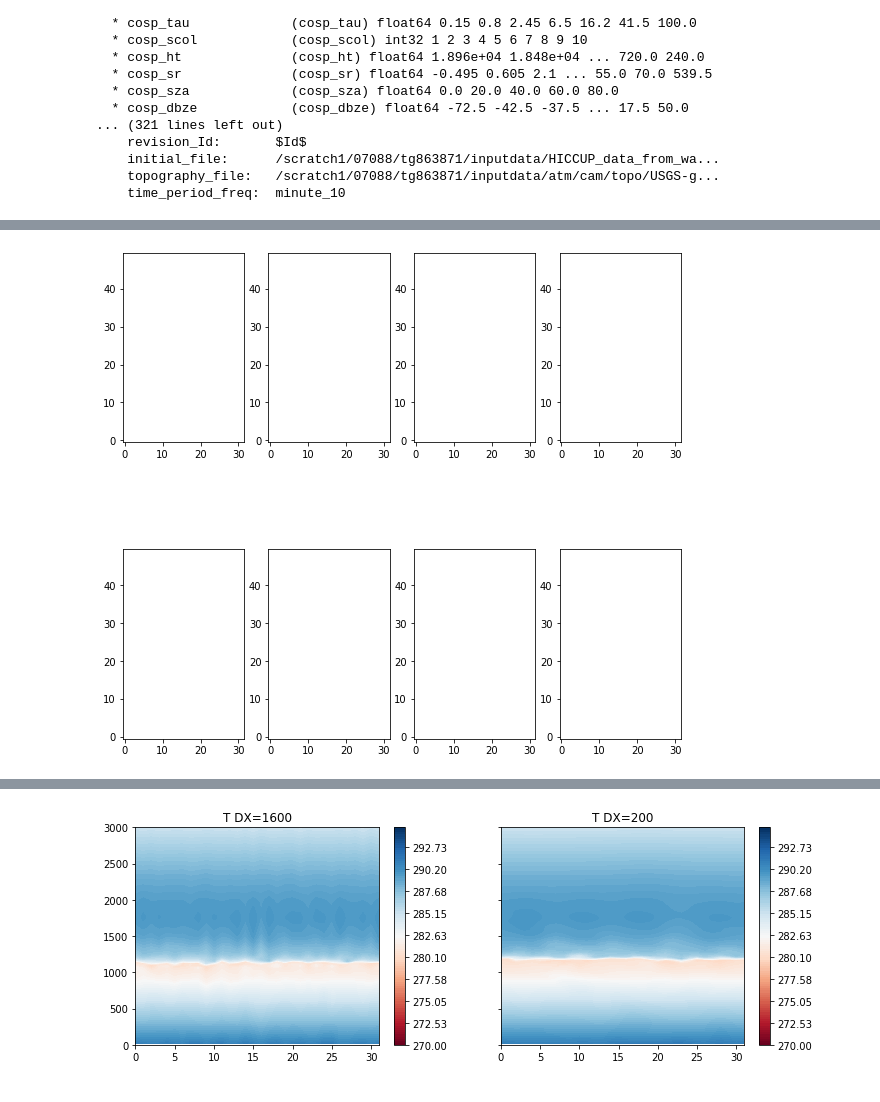
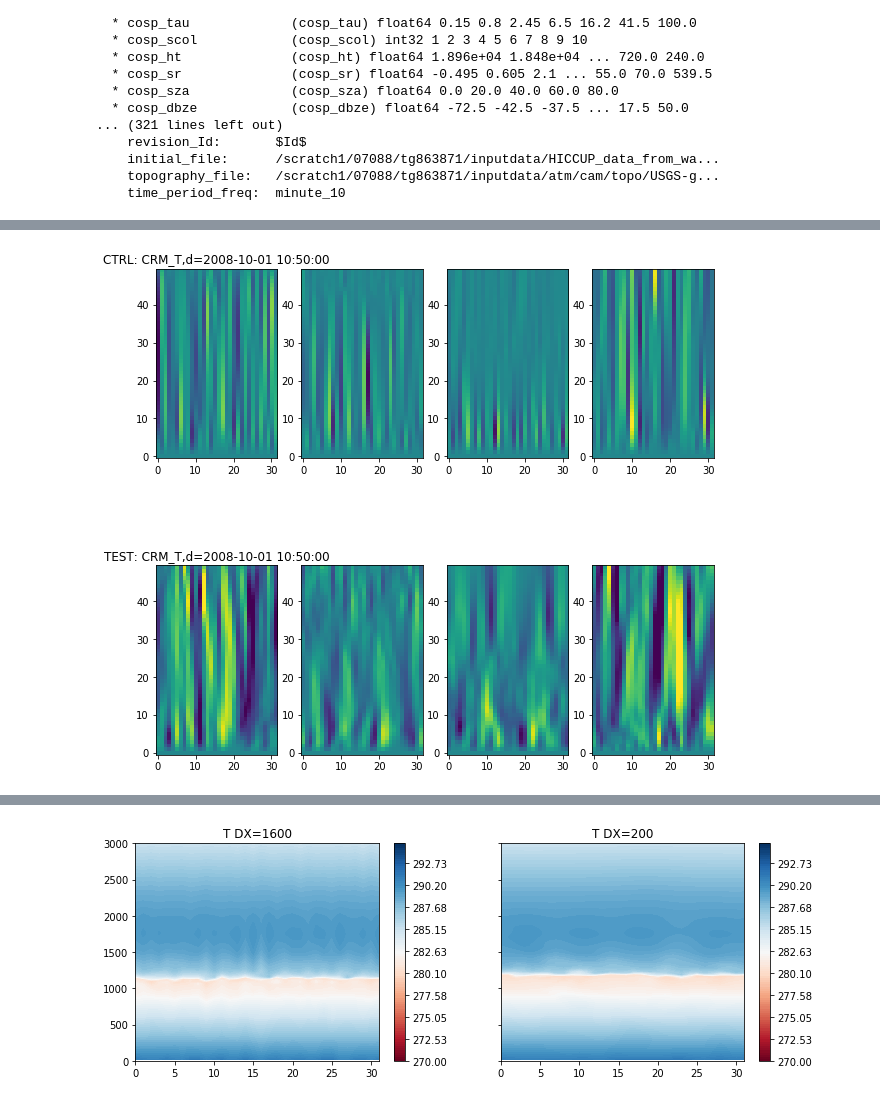
Before and after one commit to liranpeng/Python, a Jupyter notebook: pritch_sandbox_v3.ipynb, the cells around one changed output, grey strips where cells are left out. Drawn from its saved outputs; the diff is of its cells as text; code cells hidden in the pictures.

```diff
--- a/pritch_sandbox_v3.ipynb
+++ b/pritch_sandbox_v3.ipynb
@@ -20,13 +20,11 @@ Center_lat = -15.0
 nx=len(Center_lons)
 # %%
 # Model output paths
-#PATH = '/scratch1/07088/tg863871/Control_testDX_CRM_output_NOtwin_v3_SP_ERA5_2008_F-MMF1_rrtmgp_frontera_ne16pg2_r05_oQU240_CRM1_32x_120z1600m.1s_crm_nx_rad_16_np_2048_nlev_125.frontera/run/'
-#PATH2 = '/scratch1/07088/tg863871/Control_testDX_CRM_output_NOtwin_v3_SP_ERA5_2008_F-MMF1_rrtmgp_frontera_ne16pg2_r05_oQU240_CRM1_32x_120z200m.1s_crm_nx_rad_16_np_2048_nlev_125.frontera/run/'
-PATH = '/scratch1/07088/tg863871/Control_testDX_CRM_output_NOtwin_v5_SP_ERA5_2008_F-MMF1_rrtmgp_frontera_ne16pg2_r05_oQU240_CRM1_32x_125z1600m.1s_crm_nx_rad_16_np_2048_nlev_125.frontera/run/'
-PATH2 = '/scratch1/07088/tg863871/Control_testDX_CRM_output_NOtwin_v5_SP_ERA5_2008_F-MMF1_rrtmgp_frontera_ne16pg2_r05_oQU240_CRM1_32x_125z200m.1s_crm_nx_rad_16_np_2048_nlev_125.frontera/run/'
-
-files = xr.open_mfdataset(PATH+"/*.cam.h0.2008-10-01-[1234]*.nc")
-files2 = xr.open_mfdataset(PATH2+"/*.cam.h0.2008-10-01-[1234]*.nc")
+PATH = '/scratch1/07088/tg863871/Control_testDX_CRM_output_NOtwin_v3_SP_ERA5_2008_F-MMF1_rrtmgp_frontera_ne16pg2_r05_oQU240_CRM1_32x_120z1600m.1s_crm_nx_rad_16_np_2048_nlev_125.frontera/run/'
+PATH2 = '/scratch1/07088/tg863871/Control_testDX_CRM_output_NOtwin_v3_SP_ERA5_2008_F-MMF1_rrtmgp_frontera_ne16pg2_r05_oQU240_CRM1_32x_120z200m.1s_crm_nx_rad_16_np_2048_nlev_125.frontera/run/'
+varname = "CRM_W"
+files = xr.open_mfdataset(PATH+"/*.cam.h0.2008-10-01-[123]*.nc")
+files2 = xr.open_mfdataset(PATH2+"/*.cam.h0.2008-10-01-[123]*.nc")
 lon = files.lon.isel(time=0).values
 lat = files.lat.isel(time=0).values
 # %%
@@ -82,46 +90,54 @@ Coordinates:
     time_period_freq:  minute_10
 # %%
 fig, ax = plt.subplots(2,nx,figsize=(10,10))
-figs = []
-cmin = 278;
-cmax = 295;
 nz = 50
-for it in range(files.time.size-1):
+varnames = ["CRM_W","CRM_T"]
+for varname in varnames:
+    figs = []
+    evalstring = "np.squeeze(files."+varname+".isel(ncol=ncols[0]).isel(time=it).values)"
+    I0 = eval(evalstring)
+    I0 = I0[0:nz,:]
+    X = np.ndarray.flatten(I0)
+    minval = min(X); maxval = max(X)
+    cmin = minval
+    cmax = maxval
+    for it in range(0,len(files.time.values)-1):
+        I0 = eval("np.squeeze(files."+varname+".isel(ncol=ncols[0]).isel(time=it).values)")
+        I0 = I0[0:nz,:]
+        I1 = eval("np.squeeze(files."+varname+".isel(ncol=ncols[1]).isel(time=it).values)")
+        I1 = I1[0:nz,:]
+        I2 = eval("np.squeeze(files."+varname+".isel(ncol=ncols[2]).isel(time=it).values)")
+        I2 = I2[0:nz,:]
+        I3 = eval("np.squeeze(files."+varname+".isel(ncol=ncols[3]).isel(time=it).values)")
+        I3 = I3[0:nz,:]
+        titlestring = ("CTRL: "+varname+",d="+str(files.time[it].values))
+        ax[0,0].set_title(titlestring)
+        cs0 = ax[0,0].imshow(I0,origin='lower',clim=[cmin,cmax]);
+        cs1 = ax[0,1].imshow(I1,origin='lower',clim=[cmin,cmax]);
+        cs2 = ax[0,2].imshow(I2,origin='lower',clim=[cmin,cmax]);
+        cs3 = ax[0,3].imshow(I3,origin='lower',clim=[cmin,cmax]);
 
-    #INSERT would be good here to somehow specifiy selecting p > 700 hPa too:
-    # first sim, collection of points:
-    I0 = np.squeeze(files.CRM_T.isel(ncol=ncols[0]).isel(time=it).values)
-    I0 = I0[0:nz,:]
-    I1 = np.squeeze(files.CRM_T.isel(ncol=ncols[1]).isel(time=it).values)
-    I1 = I1[0:nz,:]
-    I2 = np.squeeze(files.CRM_T.isel(ncol=ncols[2]).isel(time=it).values)
-    I2 = I2[0:nz,:]
-    I3 = np.squeeze(files.CRM_T.isel(ncol=ncols[3]).isel(time=it).values)
-    I3 = I3[0:nz,:]
-    cs0 = ax[0,0].imshow(I0,origin='lower',clim=[cmin,cmax]);
-    cs1 = ax[0,1].imshow(I1,origin='lower',clim=[cmin,cmax]);
-    cs2 = ax[0,2].imshow(I2,origin='lower',clim=[cmin,cmax]);
-    cs3 = ax[0,3].imshow(I3,origin='lower',clim=[cmin,cmax]);
+        #other sim, same collection of points:
+        I4 = eval("np.squeeze(files2."+varname+".isel(ncol=ncols[0]).isel(time=it).values)")
+    #    I4 = np.tile(I4[0:nz,:],8)
+        I4 = I4[0:nz,:]
+        I5 = eval("np.squeeze(files2."+varname+".isel(ncol=ncols[1]).isel(time=it).values)")
+        I5 = I5[0:nz,:]
+        I6 = eval("np.squeeze(files2."+varname+".isel(ncol=ncols[2]).isel(time=it).values)")
+        I6 = I6[0:nz,:]
+        I7 = eval("np.squeeze(files2."+varname+".isel(ncol=ncols[3]).isel(time=it).values)")
+        I7 = I7[0:nz,:]
+        titlestring = ("TEST: "+varname+",d="+str(files.time[it].values))
+        ax[1,0].set_title(titlestring)
+        cs4 = ax[1,0].imshow(I4,origin='lower',clim=[cmin,cmax]);
+        cs5 = ax[1,1].imshow(I5,origin='lower',clim=[cmin,cmax]);
+        cs6 = ax[1,2].imshow(I6,origin='lower',clim=[cmin,cmax]);
+        cs7 = ax[1,3].imshow(I7,origin='lower',clim=[cmin,cmax]);
 
-    #other sim, same collection of points:
-    I4 = np.squeeze(files2.CRM_T.isel(ncol=ncols[0]).isel(time=it).values)
-    I4 = I4[0:nz,:]
-    I5 = np.squeeze(files2.CRM_T.isel(ncol=ncols[1]).isel(time=it).values)
-    I5 = I5[0:nz,:]
-    I6 = np.squeeze(files2.CRM_T.isel(ncol=ncols[2]).isel(time=it).values)
-    I6 = I6[0:nz,:]
-    I7 = np.squeeze(files2.CRM_T.isel(ncol=ncols[3]).isel(time=it).values)
-    I7 = I7[0:nz,:]
-    cs4 = ax[1,0].imshow(I4,origin='lower',clim=[cmin,cmax]);
-    cs5 = ax[1,1].imshow(I5,origin='lower',clim=[cmin,cmax]);
-    cs6 = ax[1,2].imshow(I6,origin='lower',clim=[cmin,cmax]);
-    cs7 = ax[1,3].imshow(I7,origin='lower',clim=[cmin,cmax]);
+        figs.append([cs0,cs1,cs2,cs3,cs4,cs5,cs6,cs7])
 
-    figs.append([cs0,cs1,cs2,cs3,cs4,cs5,cs6,cs7])
-
-ani = animation.ArtistAnimation(fig, figs, interval=150, blit=False, repeat=True)
-ani.save("CRMT2.mp4")
-
-from IPython.display import Video
-Video("./CRMT2.mp4")
+    ani = animation.ArtistAnimation(fig, figs, interval=150, blit=False, repeat=True)
+    filename = "./new_"+varname + ".mp4"
+    ani.save(filename)
+    print(filename)
 # %% [output]
@@ -129 +146 @@ Video("./CRMT2.mp4")
-[figure, old version]
+[figure, new version]
```
Also changed, not shown: parts of 8 cells of this notebook, 12 other files.
